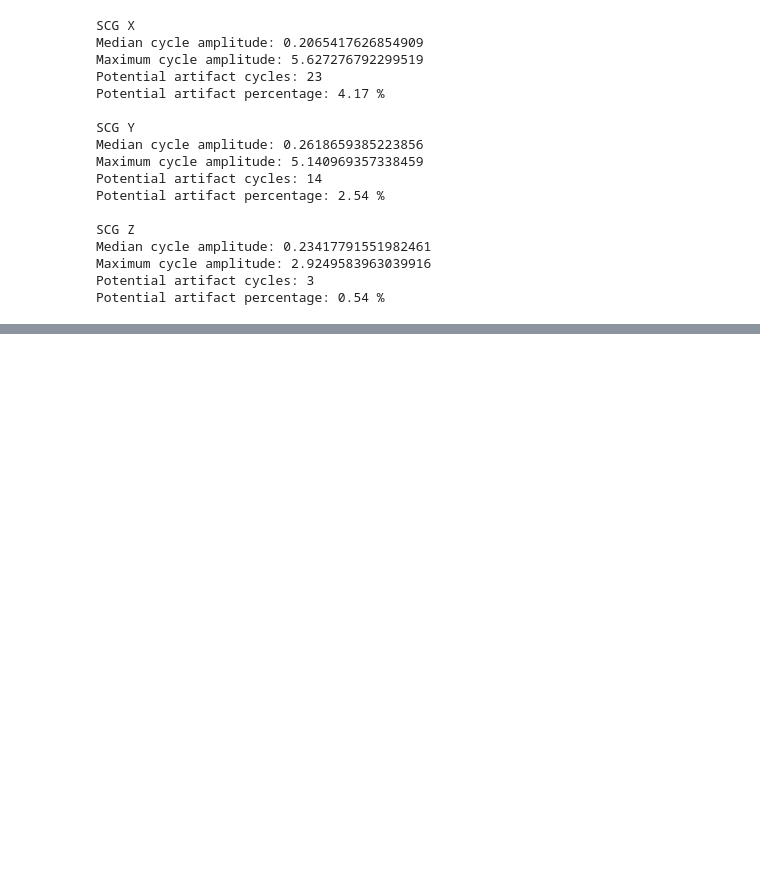
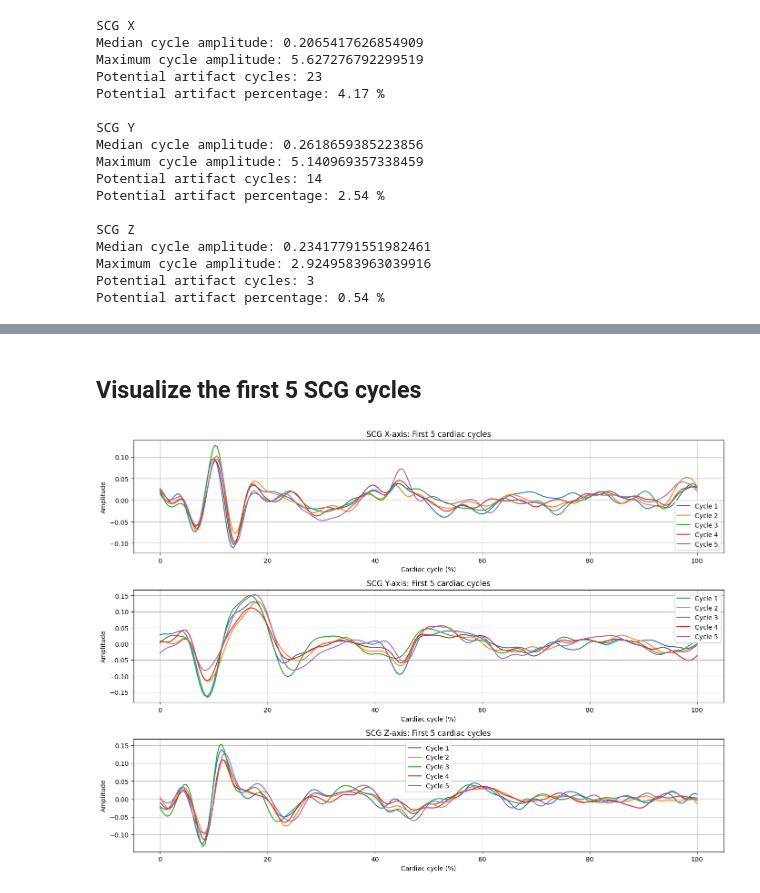
Before and after one commit to anishnath02/scg-classification, a Jupyter notebook: SCG_1.ipynb, the cells around one changed output, grey strips where cells are left out. Cells and saved outputs as stored; diff of their text form; code cells hidden in the pictures; blank space fills up the shorter version.

```diff
--- a/SCG_1.ipynb
+++ b/SCG_1.ipynb
@@ -639,0 +1145,29 @@ Potential artifact percentage: 0.54 %
+# %% [markdown]
+## **Visualize the first 5 SCG cycles**
+# %%
+
+import matplotlib.pyplot as plt
+import numpy as np
+
+fig, axes = plt.subplots(3, 1, figsize=(14, 10))
+
+for ax, axis in zip(axes, ["X", "Y", "Z"]):
+
+    for i in range(5):
+        cycle = scg_cycles[axis][i]
+
+        # Normalize each cycle to percentage of cardiac cycle
+        time_percent = np.linspace(0, 100, len(cycle))
+
+        ax.plot(time_percent, cycle, label=f"Cycle {i+1}")
+
+    ax.set_title(f"SCG {axis}-axis: First 5 cardiac cycles")
+    ax.set_xlabel("Cardiac cycle (%)")
+    ax.set_ylabel("Amplitude")
+    ax.grid(True)
+    ax.legend()
+
+plt.tight_layout()
+plt.show()
+# %% [output]
+[figure, added]
```
Also changed, not shown: parts of 43 cells of this notebook.
